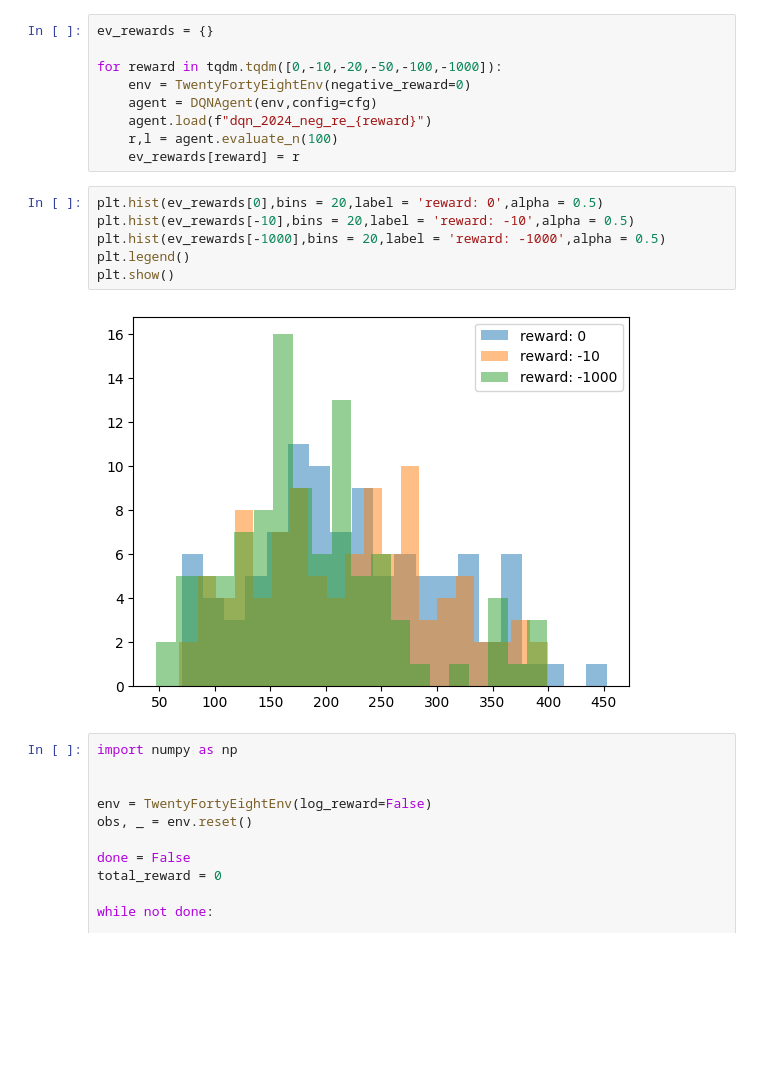
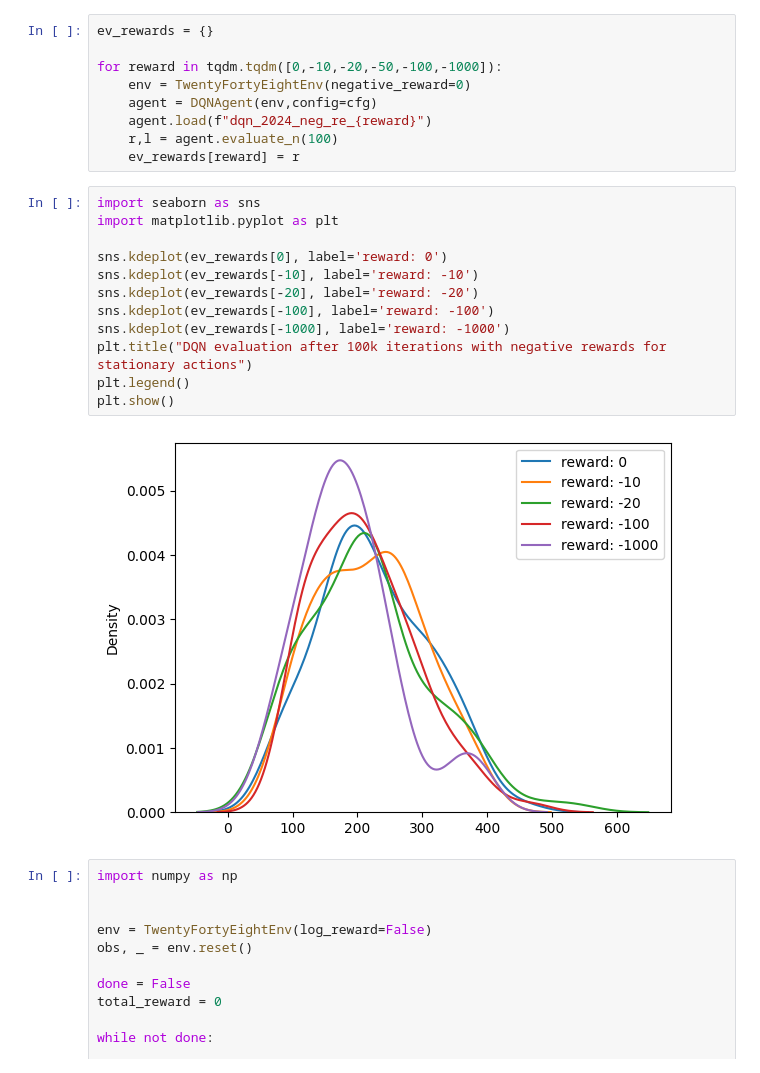
Before and after one commit to sarah-mokhtar/RL-Project-2048, a Jupyter notebook: masked_DQN.ipynb, the cells around one changed output. Cells and saved outputs as stored; diff of their text form; blank space fills up the shorter version.

Commit message:
use better plotting

```diff
--- a/masked_DQN.ipynb
+++ b/masked_DQN.ipynb
@@ -613,13 +613,19 @@ for reward in tqdm.tqdm([0,-10,-20,-50,-100,-1000]):
     r,l = agent.evaluate_n(100)
     ev_rewards[reward] = r
 # %%
-plt.hist(ev_rewards[0],bins = 20,label = 'reward: 0',alpha = 0.5)
-plt.hist(ev_rewards[-10],bins = 20,label = 'reward: -10',alpha = 0.5)
-plt.hist(ev_rewards[-1000],bins = 20,label = 'reward: -1000',alpha = 0.5)
+import seaborn as sns
+import matplotlib.pyplot as plt
+
+sns.kdeplot(ev_rewards[0], label='reward: 0')
+sns.kdeplot(ev_rewards[-10], label='reward: -10')
+sns.kdeplot(ev_rewards[-20], label='reward: -20')
+sns.kdeplot(ev_rewards[-100], label='reward: -100')
+sns.kdeplot(ev_rewards[-1000], label='reward: -1000')
+plt.title("DQN evaluation after 100k iterations with negative rewards for stationary actions")
 plt.legend()
 plt.show()
 # %% [output]
-[figure, old version]
+[figure, new version]
 # %%
 import numpy as np
 
```
